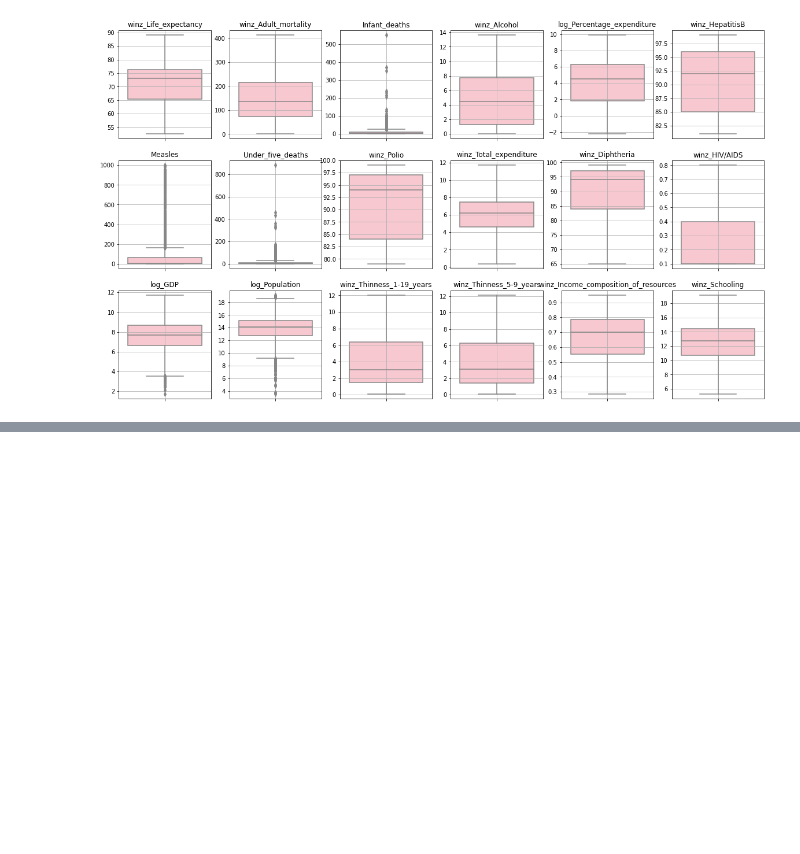
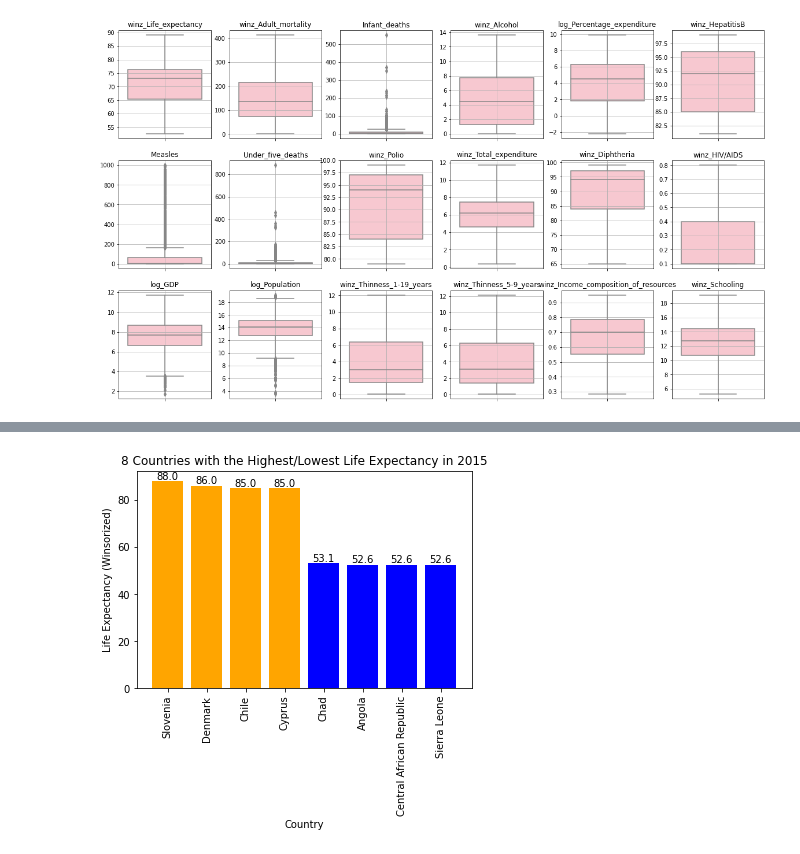
Before and after one commit to billbo-yang/DS503_HW3, a Jupyter notebook: life_expectancy_eda.ipynb, the cells around one changed output, grey strips where cells are left out. Saved outputs shown, nothing was run; the diff lists cells and outputs as text; code cells hidden in the pictures; blank space fills up the shorter version.

```diff
--- a/life_expectancy_eda.ipynb
+++ b/life_expectancy_eda.ipynb
@@ -218,0 +239,21 @@ plt.show()
+# %%
+df_filtered = life_exp.loc[life_exp['Year'] == 2015]
+df_largest = df_filtered.nlargest(4, 'winz_Life_expectancy')
+df_bigsmall = df_largest.append(df_filtered.nsmallest(4, 'winz_Life_expectancy'))
+df_bigsmall.sort_values('winz_Life_expectancy', ascending=False, inplace=True)
+bars = plt.bar(df_bigsmall['Country'], df_bigsmall['winz_Life_expectancy'],
+color=['orange',]*4+['blue']*4)
+plt.xticks(rotation=90)
+plt.title("8 Countries with the Highest/Lowest Life Expectancy in 2015")
+plt.xlabel("Country")
+plt.ylabel("Life Expectancy (Winsorized)")
+
+for bar in bars:
+    yval = bar.get_height()
+    plt.text(bar.get_x() + .4, yval, yval,
+    horizontalalignment="center",
+    verticalalignment="bottom")
+
+plt.show()
+# %% [output]
+[figure, added]
```
Also changed, not shown: parts of 10 cells of this notebook, 8 other files.
